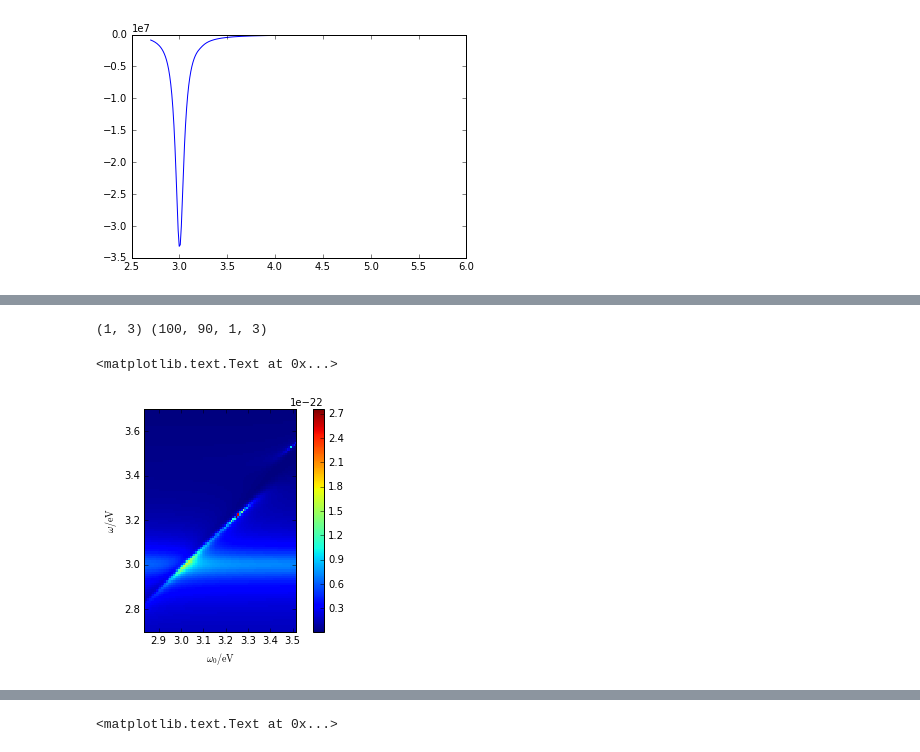
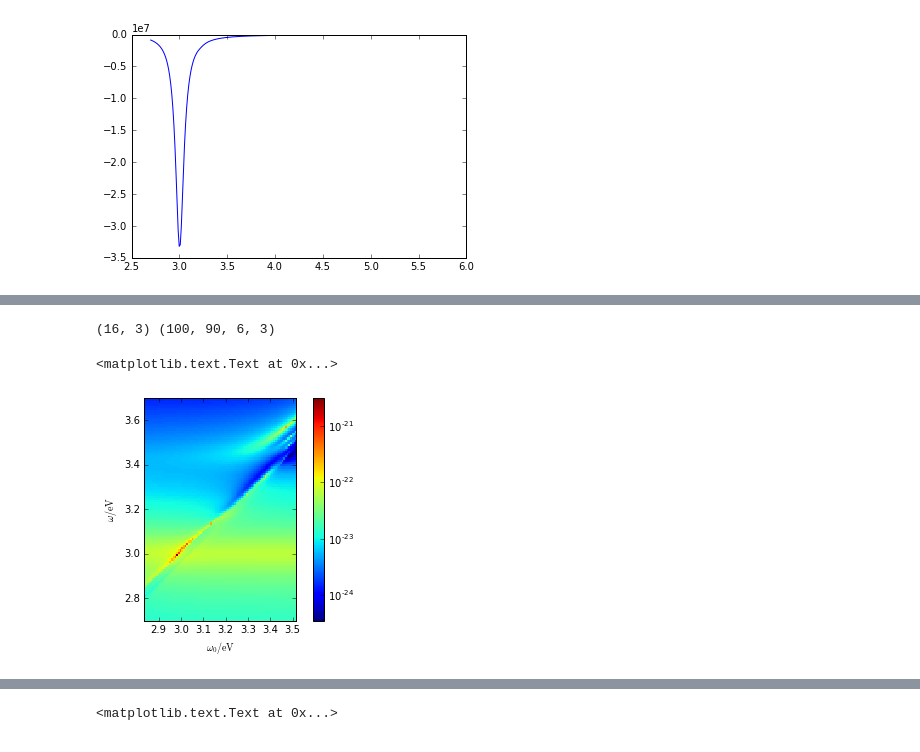
Before and after one commit to texnokrates/qpms-ipynotebooks, a Jupyter notebook: Scattering-Taylor.ipynb, the cells around one changed output, grey strips where cells are left out. Cells and saved outputs as stored; diff of their text form; code cells hidden in the pictures.

```diff
--- a/Scattering-Taylor.ipynb
+++ b/Scattering-Taylor.ipynb
@@ -1,10 +0,0 @@
-# %%
-%load_ext Cython
-import numpy as np
-ň = np.newaxis
-from scipy.constants import epsilon_0 as ε_0, c, pi as π, e, hbar as ℏ, mu_0 as μ_0
-eV = e
-from scipy.special import lpmn, lpmv, sph_jn, sph_yn, poch
-from scipy.misc import factorial
-import math
-import cmath
@@ -552,4 +0,0 @@ def B̃(m,n,μ,ν,kdlj,θlj,φlj,r_ge_d,J):
-# %%
-# Material parameters
-def ε_drude(ε_inf, ω_p, γ_p, ω): # RELATIVE permittivity, of course
-    return ε_inf - ω_p*ω_p/(ω*(ω+1j*γ_p))
@@ -1073,14 +273,14 @@ def G0_sum_1_slow(source_cart, dest_cart, k, nmax):
 # Multiple scattering
 nmax=20
 a = 7e-9 #7e-9
-r1 = np.array([[8e-9,0,0]])#,[8e-9,0,1e-9],[8e-9,1e-9,1e-9]] ) # atom position 8e-9
+r1 = np.array([[8e-9,0,0],[8e-9,0,1e-9],[8e-9,1e-9,1e-9],[8e-9,-1e-9,1e-9],[8e-9,1e-9,-1e-9],[8e-9,-1e-9,-1e-9]] ) # atom position 8e-9
 ω_p = 9*eV/ℏ #9*eV/ℏ
 #print(ω_p)
 ε_inf = 4.6
 γ_p = 0.1*eV/ℏ
 ε_b = 2.13
 γ_QE = 0.015*eV/ℏ # Original Delga: 15 meV. Makes the peak too sharp.
-μ = np.array([[0.19e-9*e,0,0],])#[0.19e-9*e,0,0],[0.19e-9*e,0,0],])
+μ = np.array([[0.19e-9*e,0,0],[0.19e-9*e,0,0],[0.19e-9*e,0,0],[0.19e-9*e,0,0],[0.19e-9*e,0,0],[0.19e-9*e,0,0],[0.19e-9*e,0,0],[0.19e-9*e,0,0],[0.19e-9*e,0,0],[0.19e-9*e,0,0],[0.19e-9*e,0,0],[0.19e-9*e,0,0],[0.19e-9*e,0,0],[0.19e-9*e,0,0],[0.19e-9*e,0,0],[0.19e-9*e,0,0],])
 
 npart = r1.shape[0]
 
@@ -1192,18 +392,18 @@ plt.ylabel('$\omega/\mathrm{eV}$')
 # %%
 %matplotlib inline
 print (μ.shape, G_sourcelist.shape)
 #print (np.tensordot(μ,np.tensordot(Km_destlist,μ, axes=([2,],[0,])),axes=([0,],[2,])).real.shape)
 plt.imshow(np.linalg.norm(G_sourcelist[:,:,0,:],axis=2),
            extent=(ω_0list.min()*ℏ/eV, ω_0list.max()*ℏ/eV, ωlist.min()*ℏ/eV, ωlist.max()*ℏ/eV),
-           interpolation='nearest', #norm=LogNorm(),
+           interpolation='nearest', norm=LogNorm(),
            origin='lower', cmap=cm.jet)
 plt.colorbar()
 plt.xlabel('$\omega_0/\mathrm{eV}$')
 plt.ylabel('$\omega/\mathrm{eV}$')
 # %% [output]
-(1, 3) (100, 90, 1, 3)
+(16, 3) (100, 90, 6, 3)
 <matplotlib.text.Text at 0x...>
-[figure, old version]
+[figure, new version]
 # %%
 %matplotlib inline
 print (μ.shape, Km_destlist.shape)
```
Also changed, not shown: parts of 34 cells of this notebook.
